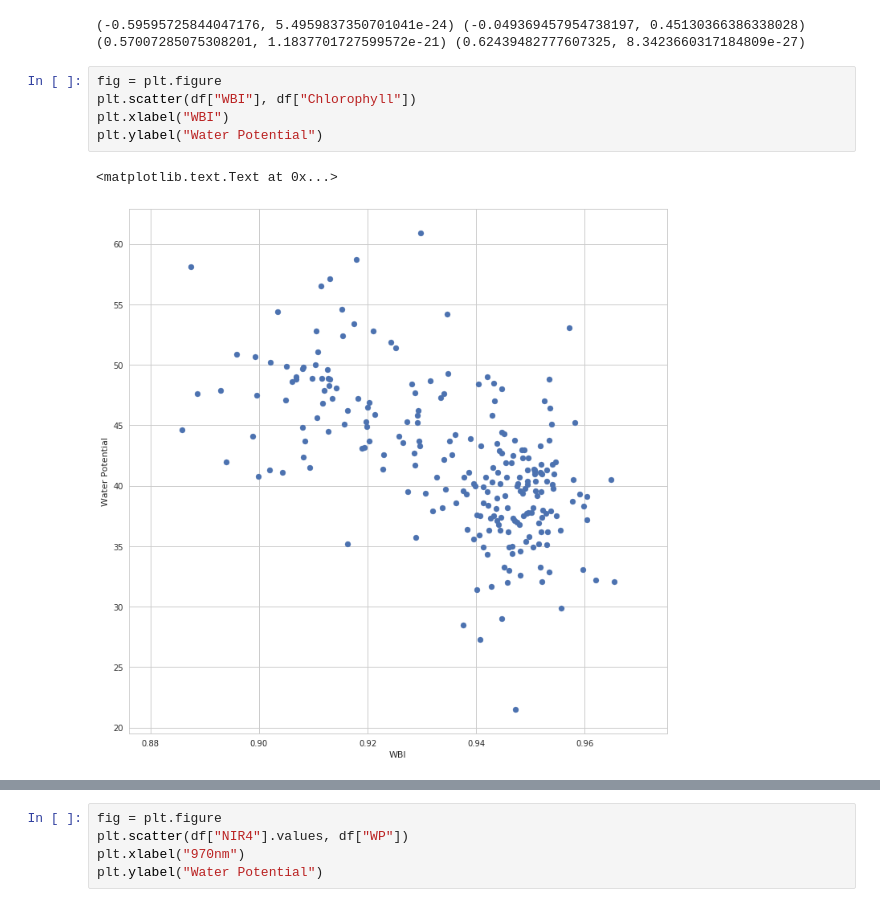
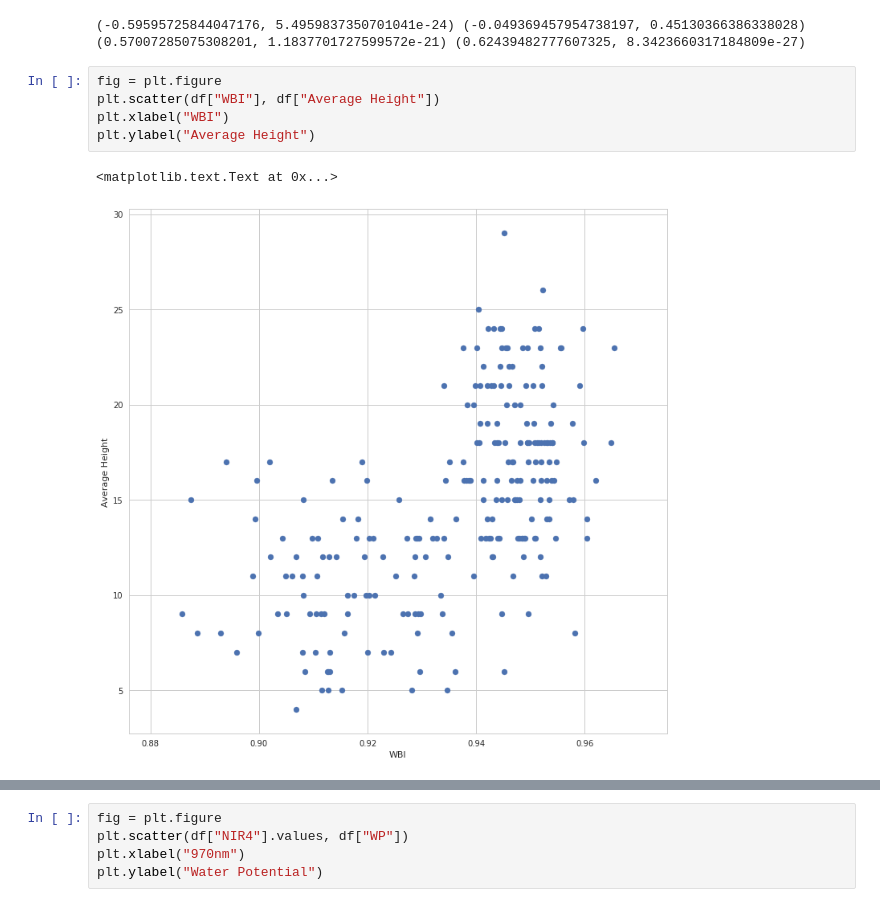
Before and after one commit to cheripai/thesis, a Jupyter notebook: notebooks/Lettuce_Spectra_Analysis.ipynb, the cells around one changed output, grey strips where cells are left out. Cells and saved outputs as stored; diff of their text form.

```diff
--- a/notebooks/Lettuce_Spectra_Analysis.ipynb
+++ b/notebooks/Lettuce_Spectra_Analysis.ipynb
@@ -143,9 +143,9 @@ print(stats.pearsonr(df["WBI"], df["Average Height"]), stats.pearsonr(df["WBI"],
 (0.57007285075308201, 1.1837701727599572e-21) (0.62439482777607325, 8.3423660317184809e-27)
 # %%
 fig = plt.figure
-plt.scatter(df["WBI"], df["Chlorophyll"])
+plt.scatter(df["WBI"], df["Average Height"])
 plt.xlabel("WBI")
-plt.ylabel("Water Potential")
+plt.ylabel("Average Height")
 # %% [output]
 <matplotlib.text.Text at 0x...>
-[figure, old version]
+[figure, new version]
```
Also changed, not shown: parts of 3 cells of this notebook.
